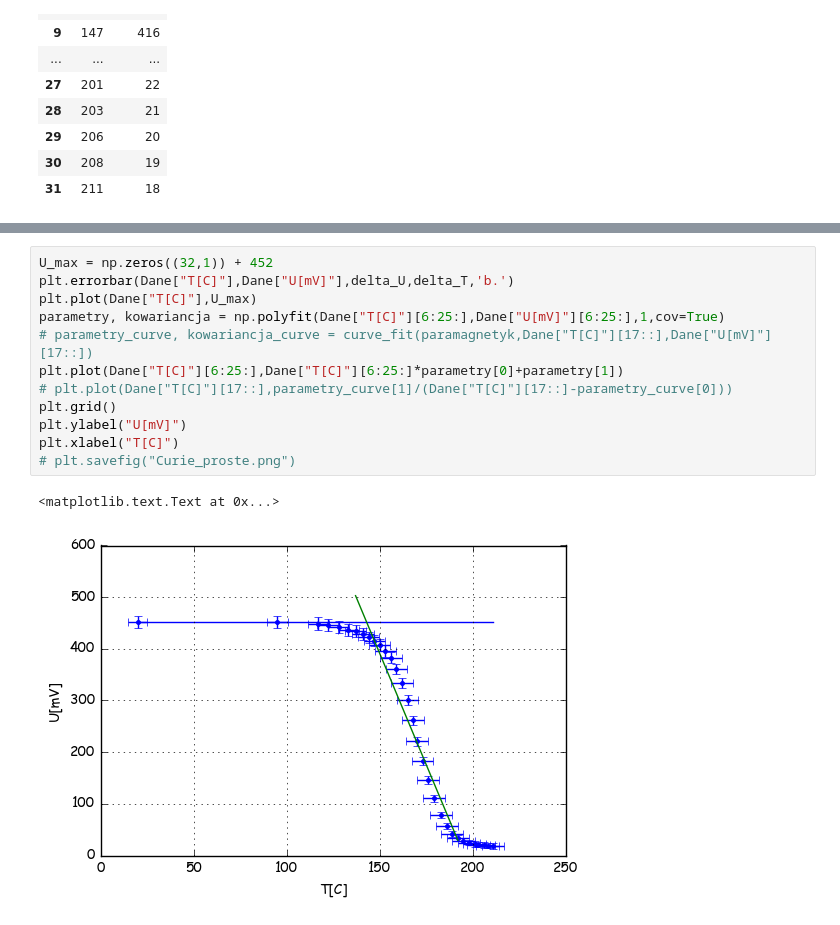
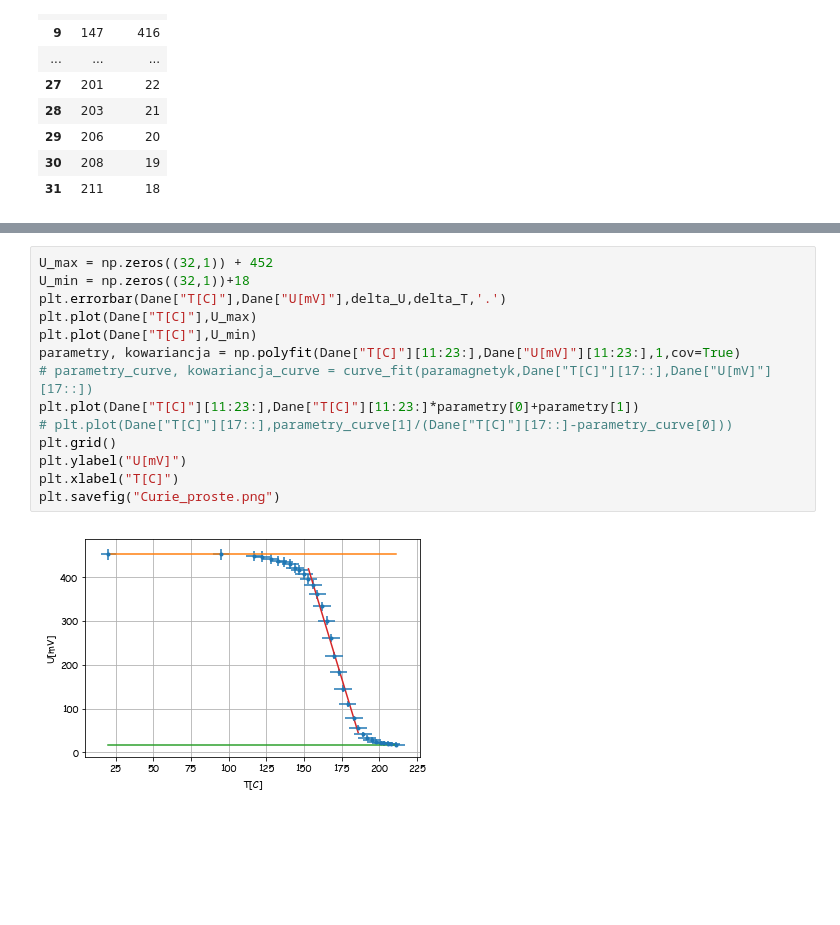
Before and after one commit to MarikinPaulina/LabFiz1, a Jupyter notebook: 03-20-Histereza/Histereza.ipynb, the cells around one changed output, grey strips where cells are left out. Drawn from its saved outputs; the diff is of its cells as text; blank space fills up the shorter version.

Commit message:
Curie nareszcie

```diff
--- a/03-20-Histereza/Histereza.ipynb
+++ b/03-20-Histereza/Histereza.ipynb
@@ -76,19 +76,20 @@ print(pd.DataFrame.from_records(tabelka.T).to_latex())
 \end{tabular}
 # %%
 U_max = np.zeros((32,1)) + 452
-plt.errorbar(Dane["T[C]"],Dane["U[mV]"],delta_U,delta_T,'b.')
+U_min = np.zeros((32,1))+18
+plt.errorbar(Dane["T[C]"],Dane["U[mV]"],delta_U,delta_T,'.')
 plt.plot(Dane["T[C]"],U_max)
-parametry, kowariancja = np.polyfit(Dane["T[C]"][6:25:],Dane["U[mV]"][6:25:],1,cov=True)
+plt.plot(Dane["T[C]"],U_min)
+parametry, kowariancja = np.polyfit(Dane["T[C]"][11:23:],Dane["U[mV]"][11:23:],1,cov=True)
 # parametry_curve, kowariancja_curve = curve_fit(paramagnetyk,Dane["T[C]"][17::],Dane["U[mV]"][17::])
-plt.plot(Dane["T[C]"][6:25:],Dane["T[C]"][6:25:]*parametry[0]+parametry[1])
+plt.plot(Dane["T[C]"][11:23:],Dane["T[C]"][11:23:]*parametry[0]+parametry[1])
 # plt.plot(Dane["T[C]"][17::],parametry_curve[1]/(Dane["T[C]"][17::]-parametry_curve[0]))
 plt.grid()
 plt.ylabel("U[mV]")
 plt.xlabel("T[C]")
-# plt.savefig("Curie_proste.png")
+plt.savefig("Curie_proste.png")
 # %% [output]
-<matplotlib.text.Text at 0x...>
-[figure, old version]
+[figure, new version]
 # %%
 plt.errorbar(Dane["T[C]"][17::],1/(Dane["U[mV]"][17::]),delta_U[17::]/Dane["U[mV]"][17::]**2,delta_T[17::],'.')
 plt.grid()
```
Also changed, not shown: parts of 2 cells of this notebook, 6 other files.
